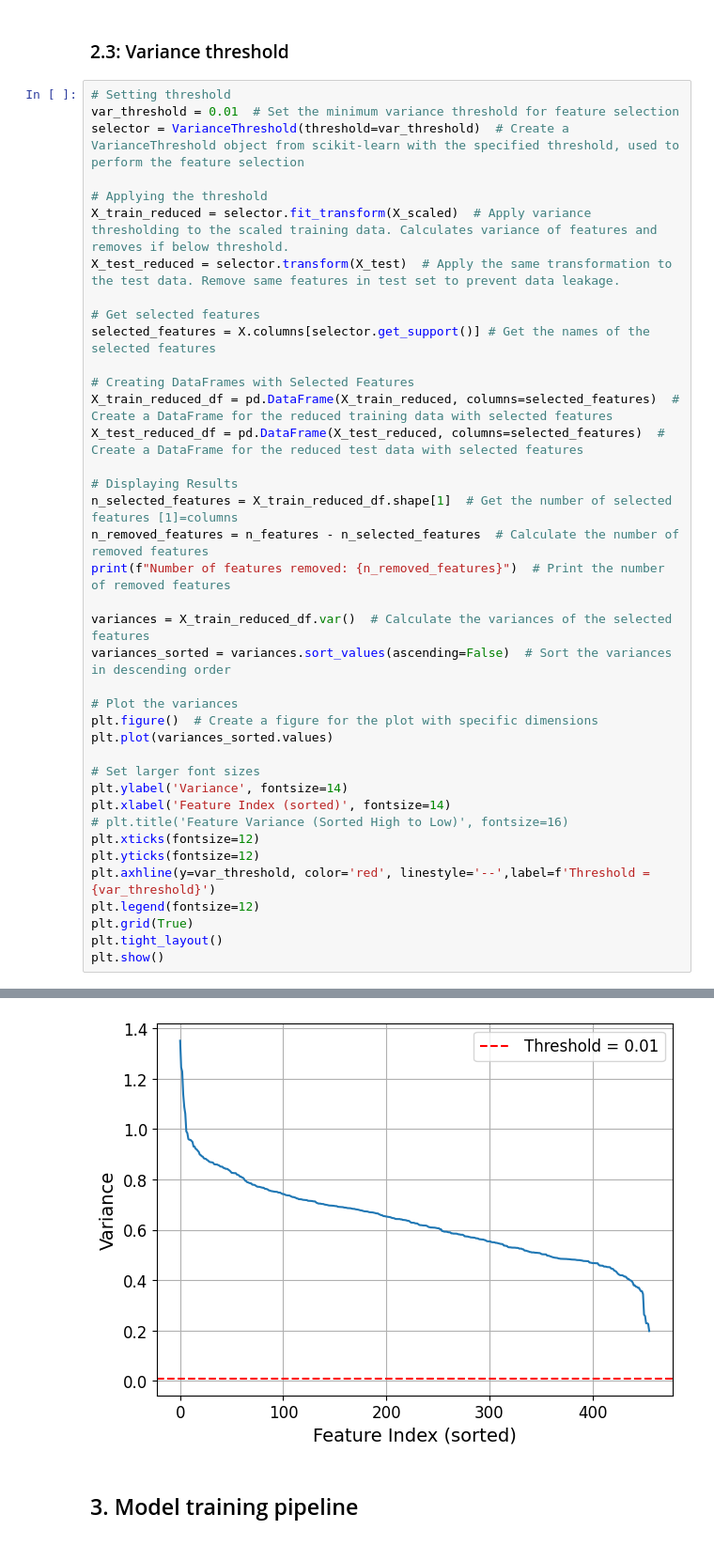
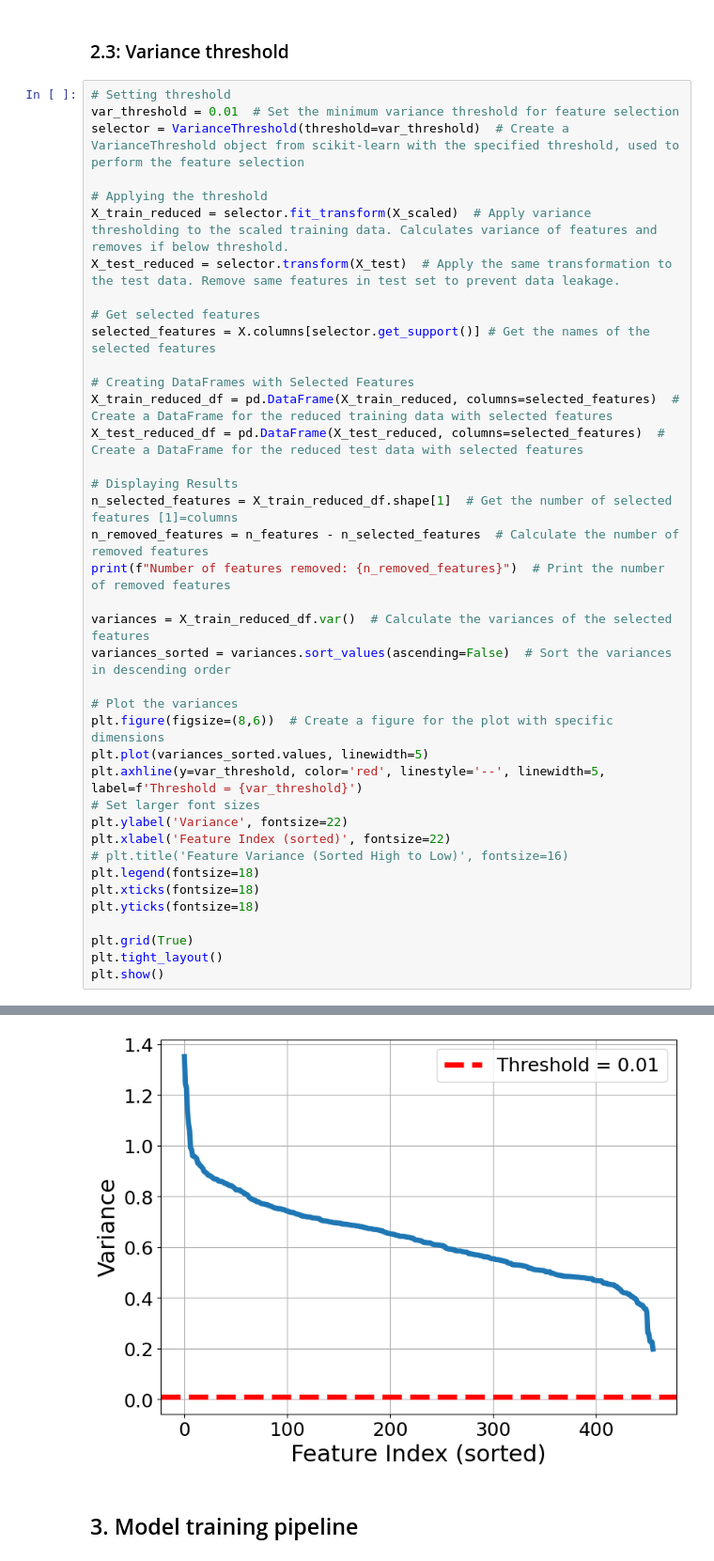
Before and after one commit to Roberto-TM/TM10007_ML_Project_group3, a Jupyter notebook: assignment.ipynb, the cells around one changed output, grey strips where cells are left out. Shown at 94% size. Drawn from its saved outputs; the diff is of its cells as text.

```diff
--- a/assignment.ipynb
+++ b/assignment.ipynb
@@ -231,44 +231,44 @@ plt.show()
 # Setting threshold
 var_threshold = 0.01  # Set the minimum variance threshold for feature selection
 selector = VarianceThreshold(threshold=var_threshold)  # Create a VarianceThreshold object from scikit-learn with the specified threshold, used to perform the feature selection
 
 # Applying the threshold
 X_train_reduced = selector.fit_transform(X_scaled)  # Apply variance thresholding to the scaled training data. Calculates variance of features and removes if below threshold.
 X_test_reduced = selector.transform(X_test)  # Apply the same transformation to the test data. Remove same features in test set to prevent data leakage.
 
 # Get selected features
 selected_features = X.columns[selector.get_support()] # Get the names of the selected features
 
 # Creating DataFrames with Selected Features
 X_train_reduced_df = pd.DataFrame(X_train_reduced, columns=selected_features)  # Create a DataFrame for the reduced training data with selected features
 X_test_reduced_df = pd.DataFrame(X_test_reduced, columns=selected_features)  # Create a DataFrame for the reduced test data with selected features
 
 # Displaying Results
 n_selected_features = X_train_reduced_df.shape[1]  # Get the number of selected features [1]=columns
 n_removed_features = n_features - n_selected_features  # Calculate the number of removed features
 print(f"Number of features removed: {n_removed_features}")  # Print the number of removed features
 
 variances = X_train_reduced_df.var()  # Calculate the variances of the selected features
 variances_sorted = variances.sort_values(ascending=False)  # Sort the variances in descending order
 
 # Plot the variances
-plt.figure()  # Create a figure for the plot with specific dimensions
-plt.plot(variances_sorted.values)
+plt.figure(figsize=(8,6))  # Create a figure for the plot with specific dimensions
+plt.plot(variances_sorted.values, linewidth=5)
+plt.axhline(y=var_threshold, color='red', linestyle='--', linewidth=5, label=f'Threshold = {var_threshold}')
+# Set larger font sizes
+plt.ylabel('Variance', fontsize=22)
+plt.xlabel('Feature Index (sorted)', fontsize=22)
+# plt.title('Feature Variance (Sorted High to Low)', fontsize=16)
+plt.legend(fontsize=18)
+plt.xticks(fontsize=18)
+plt.yticks(fontsize=18)
 
-# Set larger font sizes
-plt.ylabel('Variance', fontsize=14)
-plt.xlabel('Feature Index (sorted)', fontsize=14)
-# plt.title('Feature Variance (Sorted High to Low)', fontsize=16)
-plt.xticks(fontsize=12)
-plt.yticks(fontsize=12)
-plt.axhline(y=var_threshold, color='red', linestyle='--',label=f'Threshold = {var_threshold}')
-plt.legend(fontsize=12)
 plt.grid(True)
 plt.tight_layout()
 plt.show()
 # %% [output]
 Number of features removed: 37
-[figure, old version]
+[figure, new version]
 # %% [markdown]
 ## 3. Model training pipeline
 # %% [markdown]
```
Also changed, not shown: parts of 2 cells of this notebook.
